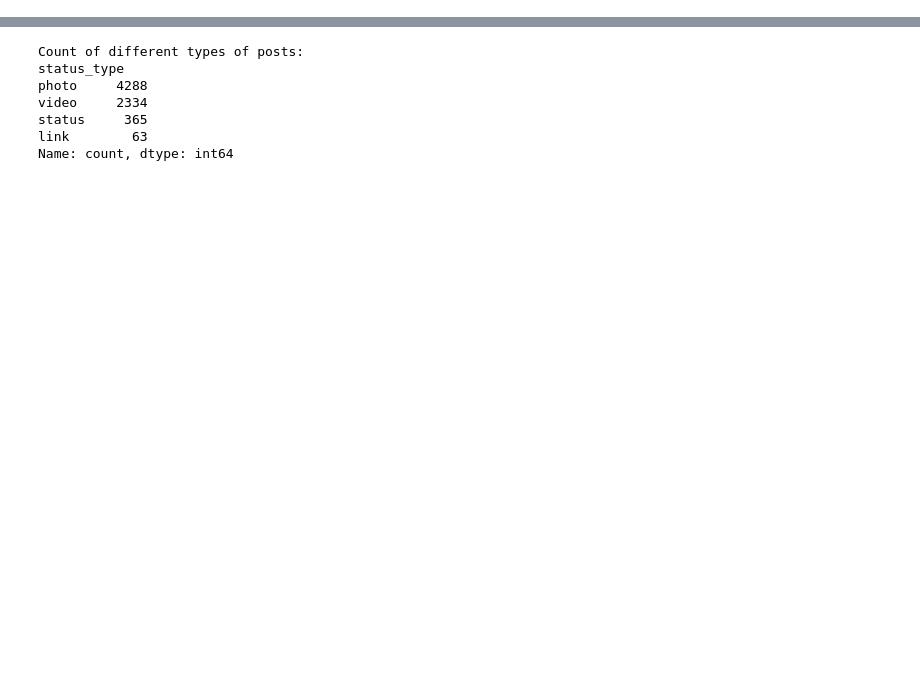
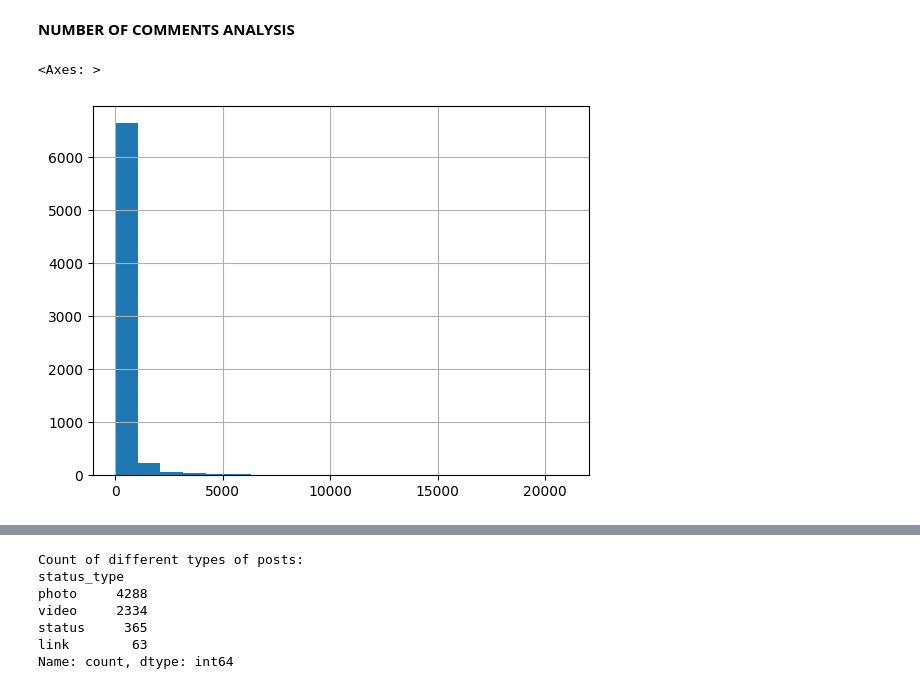
Before and after one commit to anikashaji/Finlatics-Projetcs, a Jupyter notebook: Facebook_Data_analysis.ipynb, the cells around one changed output, grey strips where cells are left out. Saved outputs shown, nothing was run; the diff lists cells and outputs as text; code cells hidden in the pictures; blank space fills up the shorter version.

```diff
--- a/Facebook_Data_analysis.ipynb
+++ b/Facebook_Data_analysis.ipynb
@@ -37,0 +196,7 @@ The correlation between 'num_shares' and 'num_comments' is positive with a moder
+# %% [markdown]
+**NUMBER OF COMMENTS ANALYSIS**
+# %%
+df['num_comments'].hist(bins=20)
+# %% [output]
+<Axes: >
+[figure, added]
```
Also changed, not shown: parts of 54 cells of this notebook.
